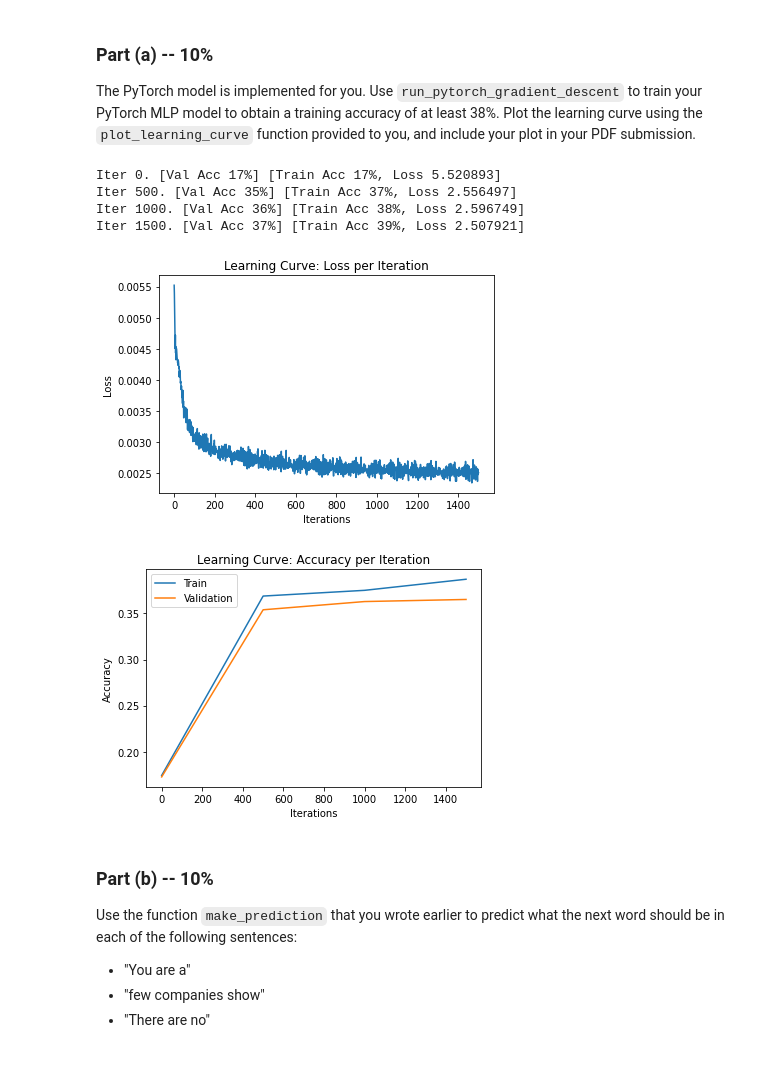
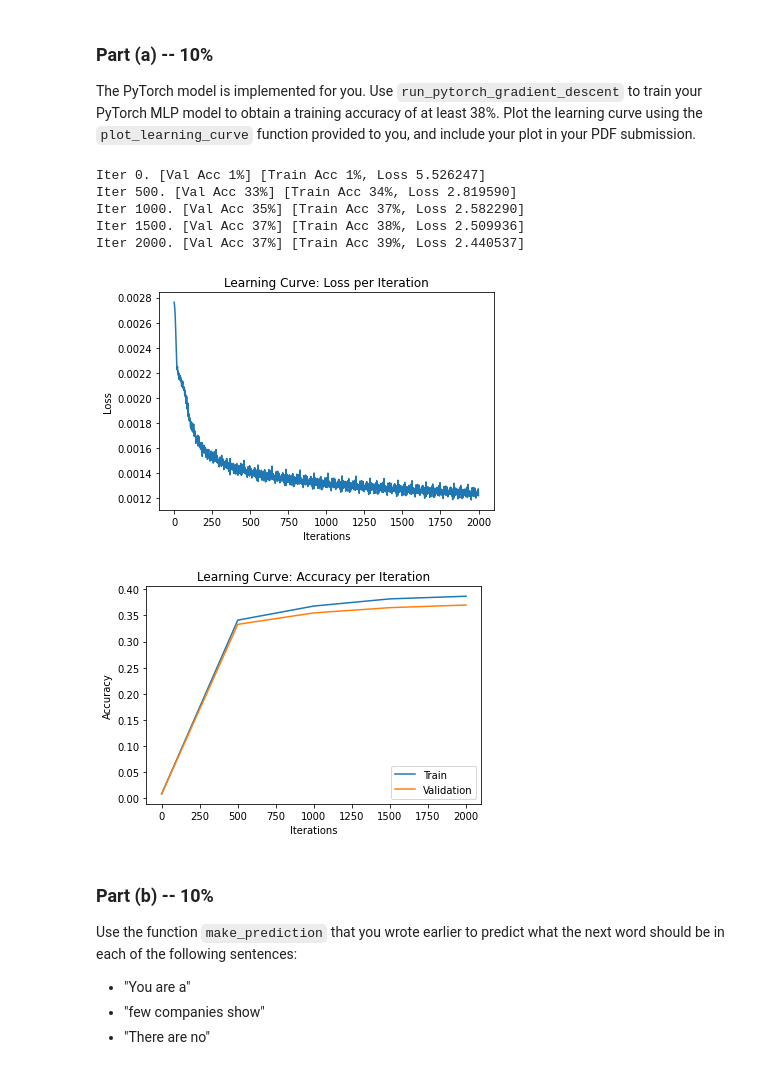
Before and after one commit to zivmo99/DeapLearning2, a Jupyter notebook: Assignment2.ipynb, the cells around one changed output. Drawn from its saved outputs; the diff is of its cells as text; code cells hidden in the pictures.

```diff
--- a/Assignment2.ipynb
+++ b/Assignment2.ipynb
@@ -223,11 +223,6 @@ The following function `get_batch` will take as input the whole dataset and outp
 
 Start by reviewing the helper function, which is given to you:
 # %%
-#a = np.zeros((5,10))
-#print(np.zeros((5,10)))
-#print(a.shape[0])
-#print(a.shape[1])
-
 def make_onehot(data):
     """
     Convert one batch of data in the index notation into its corresponding onehot
@@ -236,23 +231,11 @@ def make_onehot(data):
     input - vector with shape D (1D or 2D)
     output - vector with shape (D,250)
     """
-    #a_2d = np.arange(12).reshape((3, 4))
-    dim = data.ndim
 
-    # For train data [Nx3]
-    if(dim == 2):
-      a = np.zeros((data.shape[0], 750))
-      for i in range(data.shape[0]):
-         a[i][data[i][0]] = 1
-         a[i][data[i][1]+250] = 1
-         a[i][data[i][2]+500] = 1
-      return a
-
-    if(dim ==1):
-        a = np.zeros((data.shape[0], 250))
-        for i in range(data.shape[0]):
-           a[i][data[i]] = 1
-        return a
+    n=250
+    data_tensor = torch.Tensor(data)
+    one_hot_tensor = nn.functional.one_hot(data_tensor.to(torch.int64),n)
+    return one_hot_tensor.detach().numpy()
 
 
 def get_batch(data, range_min, range_max, onehot=True):
@@ -275,11 +258,6 @@ def get_batch(data, range_min, range_max, onehot=True):
     if onehot:
         st = make_onehot(st).reshape(-1, 250)
     return xt, st
-#import sys
-#np.set_printoptions(threshold=sys.maxsize)
-#b = make_onehot(train4grams[0:1, 3])
-#print(train4grams[0:1, 3])
-#print(b)
 # %% [markdown]
 ### Part (a) -- 8%
 
@@ -376,8 +354,6 @@ def run_pytorch_gradient_descent(model,
                                  weight_decay=0,
                                  max_iters=1000,
                                  checkpoint_path=None):
-    """
-    """
 
     criterion = nn.CrossEntropyLoss()
     optimizer = optim.Adam(model.parameters(),
@@ -403,7 +379,7 @@ def run_pytorch_gradient_descent(model,
             zs = model(xt)              # compute prediction logit
             loss = criterion(zs, st)
 
-            #loss = output.sum()       # compute the total loss
+            loss = loss.sum()       # compute the total loss
 
             loss.backward()             # compute updates for each parameter
             #print('gradients =', [x.grad.data  for x in model.parameters()] )
@@ -610,38 +582,38 @@ to you, and include your plot in your PDF submission.
 # %%
 class PyTorchWordEmb(nn.Module):
     def __init__(self, emb_size=100, num_hidden=300, vocab_size=250):
         super(PyTorchWordEmb, self).__init__()
         self.word_emb_layer = nn.Linear(vocab_size, emb_size, bias=False)
         self.fc_layer1 = nn.Linear(emb_size * 3, num_hidden)
         self.fc_layer2 = nn.Linear(num_hidden, 250)
         self.num_hidden = num_hidden
         self.emb_size = emb_size
     def forward(self, inp):
-        inp = inp.reshape(-1,250)
         embeddings = torch.relu(self.word_emb_layer(inp))
         embeddings = embeddings.reshape([-1, self.emb_size*3 ])
         hidden = torch.relu(self.fc_layer1(embeddings))
         return self.fc_layer2(hidden)
 
 pytorch_wordemb = PyTorchWordEmb()
 result = run_pytorch_gradient_descent(pytorch_wordemb,
                                  train_data=train4grams,
                                  validation_data=valid4grams,
-                                 batch_size=1000,
-                                 learning_rate=0.01,
+                                 batch_size=2000,
+                                 learning_rate=0.002,
                                  weight_decay=0,
-                                 max_iters=1500,
+                                 max_iters=2000,
                                  checkpoint_path=None)
 
 
 plot_learning_curve(*result)
 # %% [output]
-Iter 0. [Val Acc 17%] [Train Acc 17%, Loss 5.520893]
-Iter 500. [Val Acc 35%] [Train Acc 37%, Loss 2.556497]
-Iter 1000. [Val Acc 36%] [Train Acc 38%, Loss 2.596749]
-Iter 1500. [Val Acc 37%] [Train Acc 39%, Loss 2.507921]
+Iter 0. [Val Acc 1%] [Train Acc 1%, Loss 5.526247]
+Iter 500. [Val Acc 33%] [Train Acc 34%, Loss 2.819590]
+Iter 1000. [Val Acc 35%] [Train Acc 37%, Loss 2.582290]
+Iter 1500. [Val Acc 37%] [Train Acc 38%, Loss 2.509936]
+Iter 2000. [Val Acc 37%] [Train Acc 39%, Loss 2.440537]
-[figure, old version]
+[figure, new version]
-[figure, old version]
+[figure, new version]
 # %% [markdown]
 ### Part (b) -- 10%
 
```
Also changed, not shown: parts of 12 cells of this notebook.
